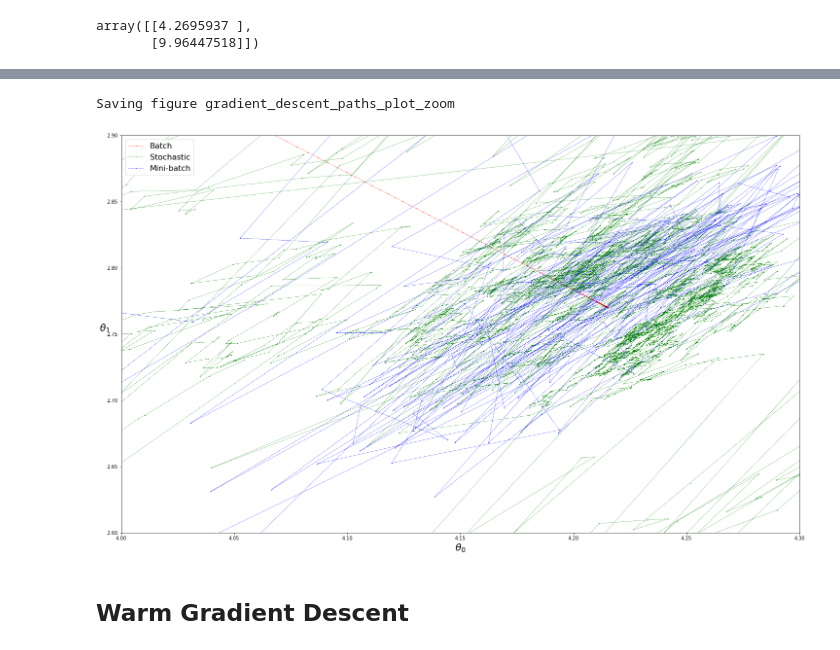
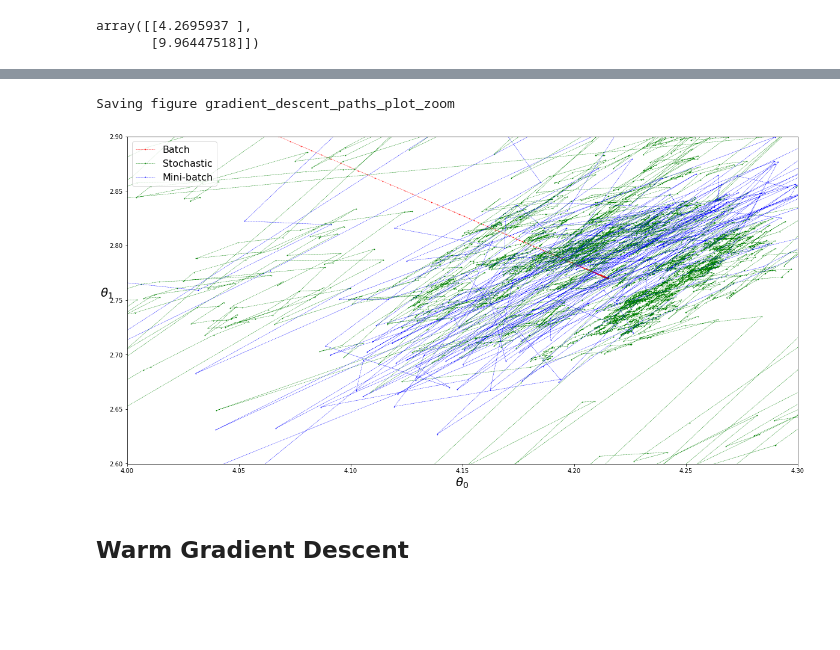
Before and after one commit to MatthieuSarkis/temperature_Gradient_Descent, a Jupyter notebook: warm_GD.ipynb, the cells around one changed output, grey strips where cells are left out. Drawn from its saved outputs; the diff is of its cells as text; code cells hidden in the pictures; blank space fills up the shorter version.

```diff
--- a/warm_GD.ipynb
+++ b/warm_GD.ipynb
@@ -186,17 +186,17 @@ Saving figure gradient_descent_paths_plot
 # %%
-plt.figure(figsize=(25,15))
+plt.figure(figsize=(20,10))
 plt.plot(theta_path_bgd[:,0], theta_path_bgd[:,1], "r--o", linewidth=0.5, label="Batch", markersize=0.7)
 plt.plot(theta_path_sgd[:,0], theta_path_sgd[:,1], "g--o", linewidth=0.5, label="Stochastic", markersize=0.7)
 plt.plot(theta_path_mgd[:,0], theta_path_mgd[:,1], "b--o", linewidth=0.5, label="Mini-batch", markersize=0.7)
 plt.legend(loc="upper left", fontsize=16)
 plt.xlabel(r"$\theta_0$", fontsize=20)
 plt.ylabel(r"$\theta_1$", fontsize=20, rotation=0)
 plt.axis([4.0, 4.3, 2.6, 2.9])
 save_fig("gradient_descent_paths_plot_zoom")
 plt.show()
 # %% [output]
 Saving figure gradient_descent_paths_plot_zoom
-[figure, old version]
+[figure, new version]
 # %% [markdown]
 ## Warm Gradient Descent
 # %% [markdown]
```
Also changed, not shown: parts of 9 cells of this notebook, 7 other files.
